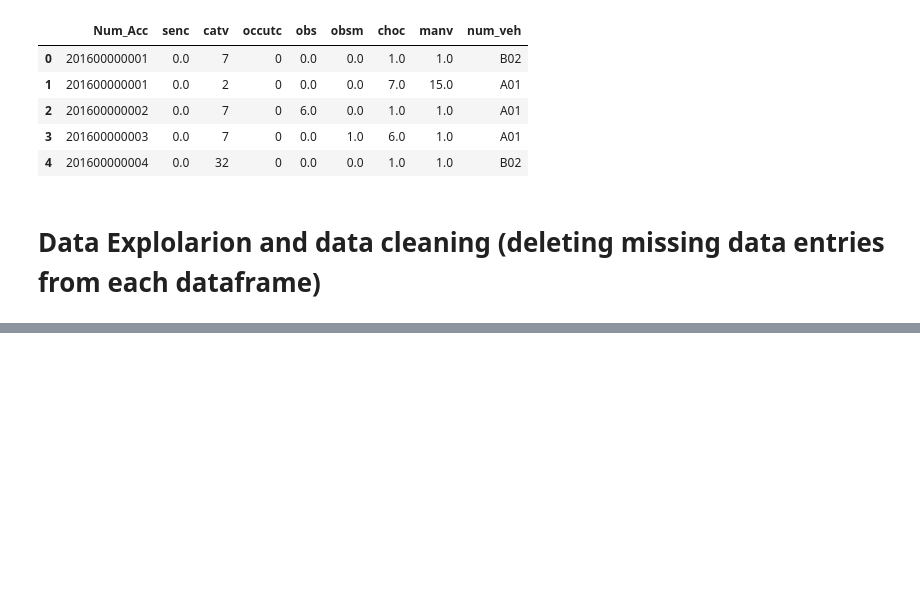
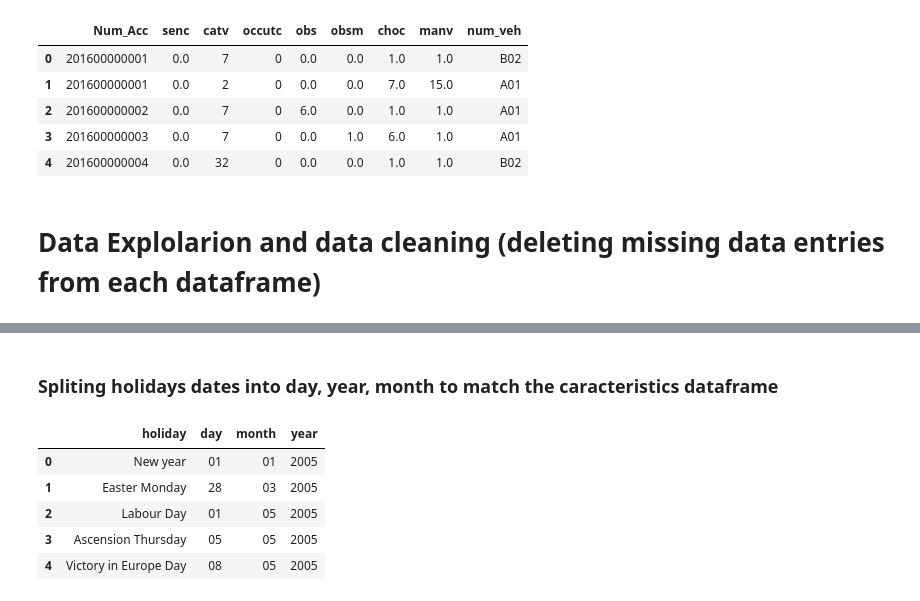
Before and after one commit to TheBlaze1/DataScience, a Jupyter notebook: AccidentsinFrance2005to2016.ipynb, the cells around one changed output, grey strips where cells are left out. Cells and saved outputs as stored; diff of their text form; code cells hidden in the pictures; blank space fills up the shorter version.

```diff
--- a/AccidentsinFrance2005to2016.ipynb
+++ b/AccidentsinFrance2005to2016.ipynb
@@ -487,0 +534,2 @@ df_vehicles.head()
+# %% [markdown]
+### Spliting holidays dates into day, year, month to match the caracteristics dataframe
@@ -487,0 +543,9 @@ df_vehicles.head()
+# %%
+df_holidays.head()
+# %% [output]
+|  | holiday | day | month | year |
+| 0 | New year | 01 | 01 | 2005 |
+| 1 | Easter Monday | 28 | 03 | 2005 |
+| 2 | Labour Day | 01 | 05 | 2005 |
+| 3 | Ascension Thursday | 05 | 05 | 2005 |
+| 4 | Victory in Europe Day | 08 | 05 | 2005 |
```
Also changed, not shown: parts of 18 cells of this notebook.
